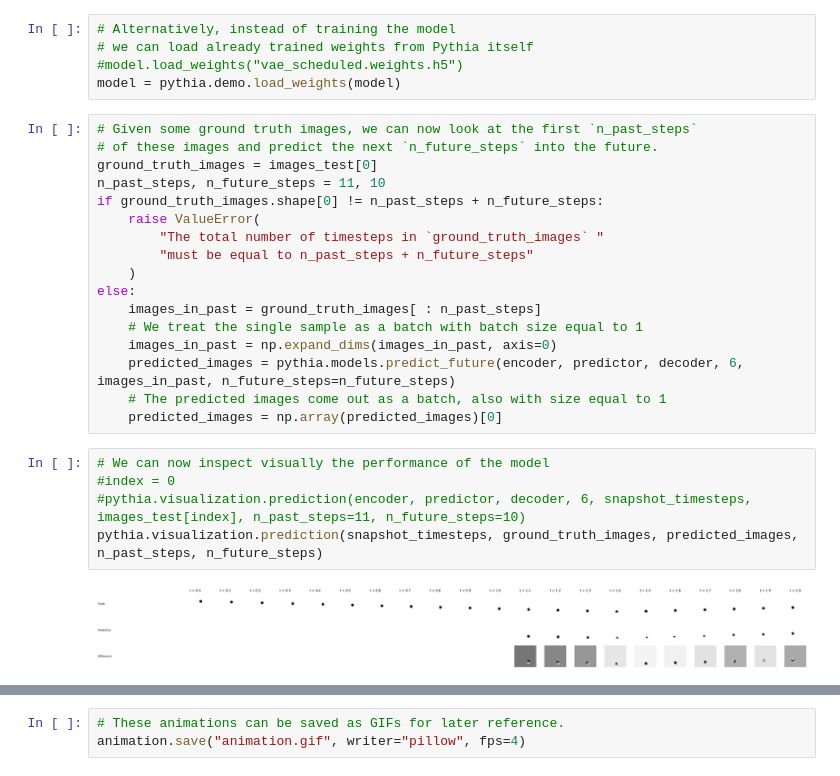
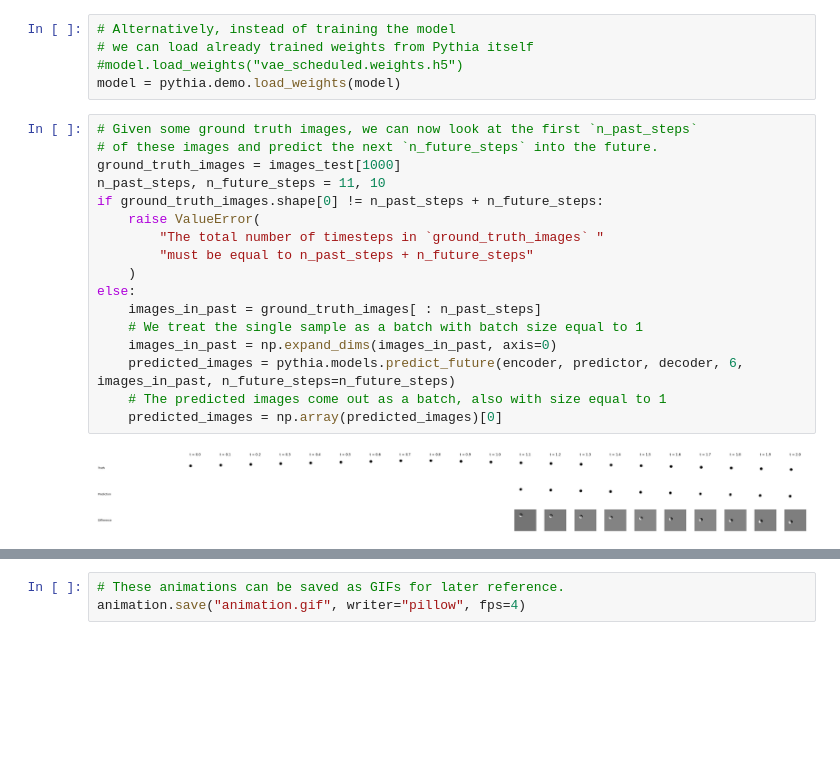
Before and after one commit to aremondtiedrez/pythia, a Jupyter notebook: demo.ipynb, the cells around one changed output, grey strips where cells are left out. Drawn from its saved outputs; the diff is of its cells as text; blank space fills up the shorter version.

```diff
--- a/demo.ipynb
+++ b/demo.ipynb
@@ -272,7 +272,7 @@ model = pythia.demo.load_weights(model)
 # %%
 # Given some ground truth images, we can now look at the first `n_past_steps`
 # of these images and predict the next `n_future_steps` into the future.
-ground_truth_images = images_test[0]
+ground_truth_images = images_test[1000]
 n_past_steps, n_future_steps = 11, 10
 if ground_truth_images.shape[0] != n_past_steps + n_future_steps:
     raise ValueError(
@@ -287,11 +287,7 @@ else:
     # The predicted images come out as a batch, also with size equal to 1
     predicted_images = np.array(predicted_images)[0]
 # %%
-# We can now inspect visually the performance of the model
-#index = 0
-#pythia.visualization.prediction(encoder, predictor, decoder, 6, snapshot_timesteps, images_test[index], n_past_steps=11, n_future_steps=10)
-pythia.visualization.prediction(snapshot_timesteps, ground_truth_images, predicted_images, n_past_steps, n_future_steps)
 # %% [output]
-[figure, old version]
+[figure, new version]
 # %%
 # Alternatively, we can inspect visually the performance of the model using an animation
```
Also changed, not shown: parts of 5 cells of this notebook.
